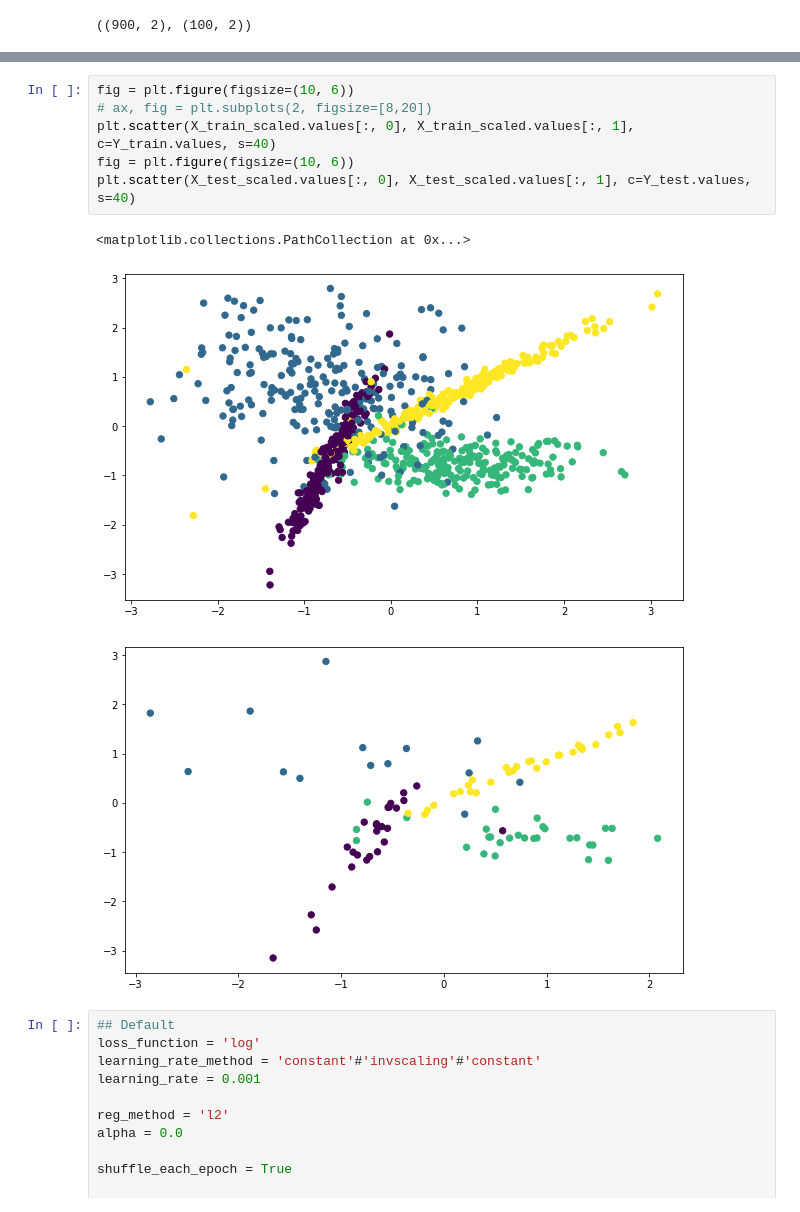
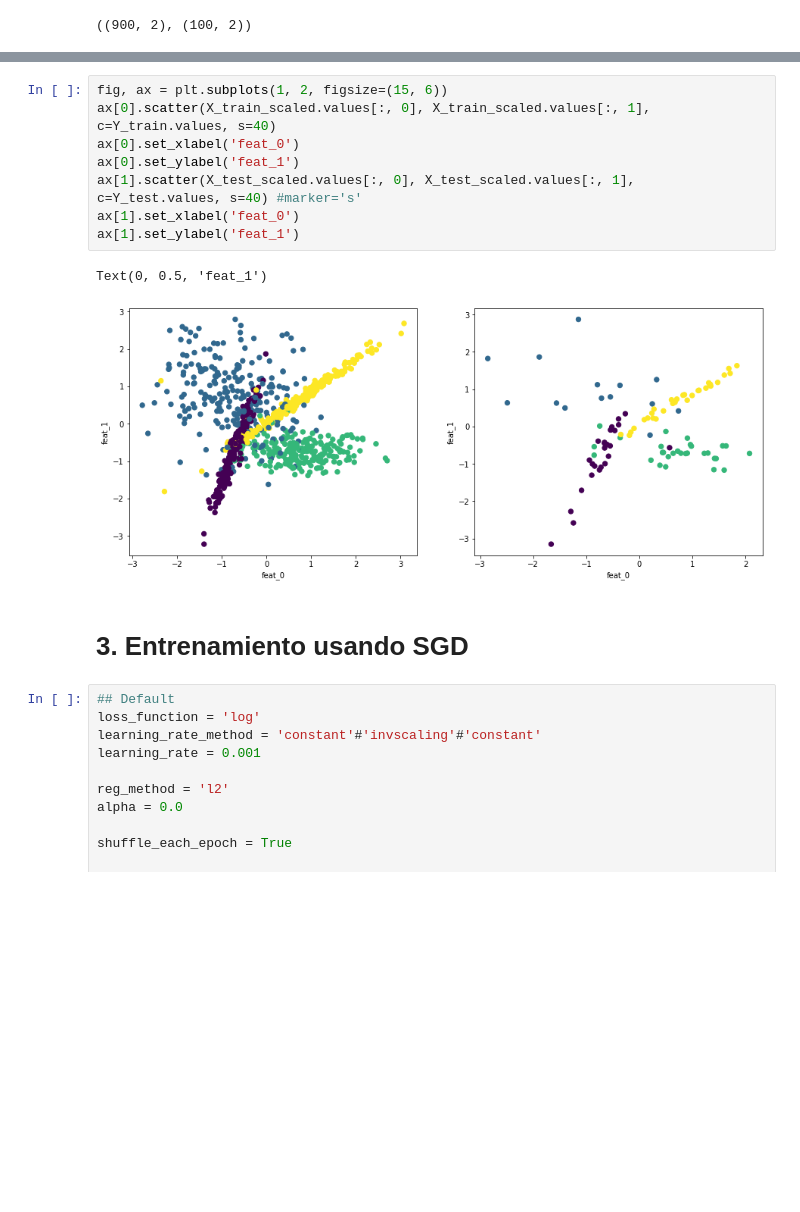
Before and after one commit to jroccal/machine_learning_fundamentals, a Jupyter notebook: notebooks/Logistic_regression_examples.ipynb, the cells around one changed output, grey strips where cells are left out. Saved outputs shown, nothing was run; the diff lists cells and outputs as text; blank space fills up the shorter version.

```diff
--- a/notebooks/Logistic_regression_examples.ipynb
+++ b/notebooks/Logistic_regression_examples.ipynb
@@ -322,15 +394,18 @@ X_train_scaled.shape, X_test_scaled.shape
 # %% [output]
 ((900, 2), (100, 2))
 # %%
-fig = plt.figure(figsize=(10, 6))
-# ax, fig = plt.subplots(2, figsize=[8,20])
-plt.scatter(X_train_scaled.values[:, 0], X_train_scaled.values[:, 1], c=Y_train.values, s=40)
-fig = plt.figure(figsize=(10, 6))
-plt.scatter(X_test_scaled.values[:, 0], X_test_scaled.values[:, 1], c=Y_test.values, s=40)
+fig, ax = plt.subplots(1, 2, figsize=(15, 6))
+ax[0].scatter(X_train_scaled.values[:, 0], X_train_scaled.values[:, 1], c=Y_train.values, s=40)
+ax[0].set_xlabel('feat_0')
+ax[0].set_ylabel('feat_1')
+ax[1].scatter(X_test_scaled.values[:, 0], X_test_scaled.values[:, 1], c=Y_test.values, s=40) #marker='s'
+ax[1].set_xlabel('feat_0')
+ax[1].set_ylabel('feat_1')
 # %% [output]
-<matplotlib.collections.PathCollection at 0x...>
+Text(0, 0.5, 'feat_1')
-[figure, old version]
+[figure, new version]
-[figure, removed]
+# %% [markdown]
+# 3. Entrenamiento usando SGD
 # %%
 ## Default
 loss_function = 'log'
```
Also changed, not shown: parts of 41 cells of this notebook.
